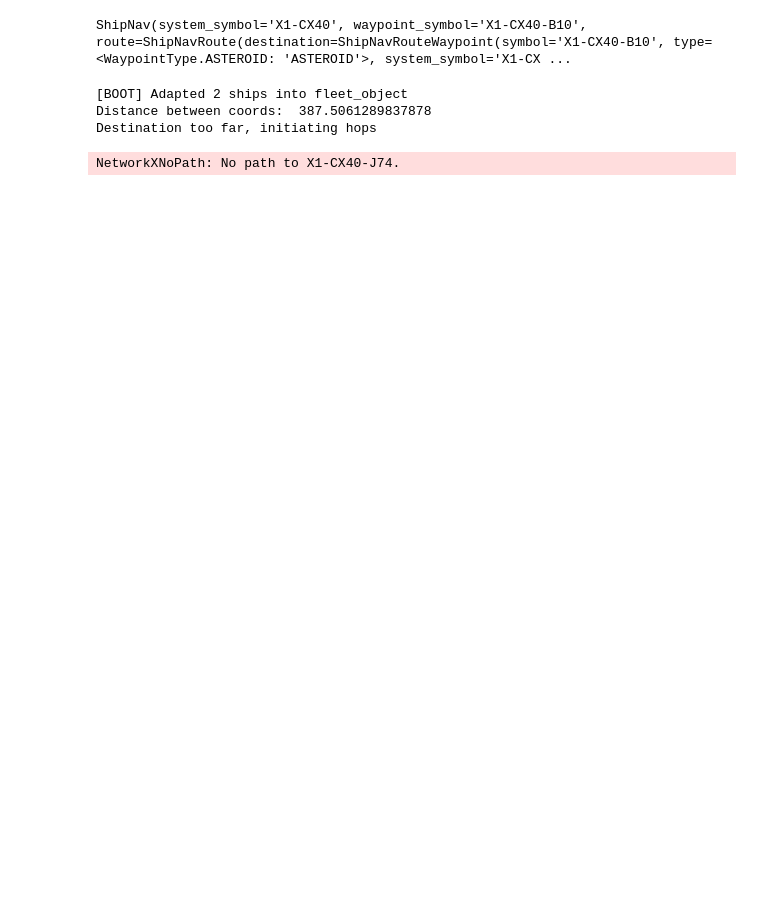
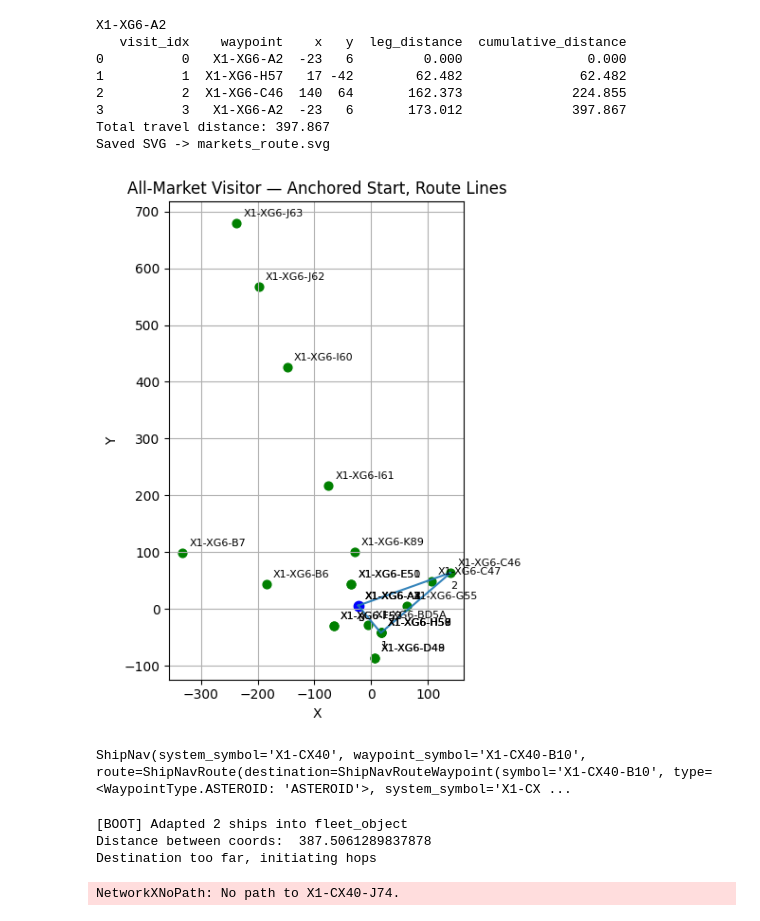
Before and after one commit to pofadder11/spacetraders-data-platform, a Jupyter notebook: z_02_get_markets.ipynb, the cells around one changed output. Drawn from its saved outputs; the diff is of its cells as text; code cells hidden in the pictures; blank space fills up the shorter version.

Commit message:
fix: repair travel cost checker

```diff
--- a/z_02_get_markets.ipynb
+++ b/z_02_get_markets.ipynb
@@ -110,3 +82,46 @@ Saved SVG -> markets_route.svg
+# %%
+
+# from selected ships' starting waypoint, draw a route that will visit all market waypoints
+
+nav_resp = await api_get_ship_nav(fleet_api, satellite)
+
+print(nav_resp.waypoint_symbol)
+if __name__ == "__main__":
+
+    start = shipyards_df.iloc[0,0]
+
+    route = all_market_visitor(
+        shipyards_df,
+        start_waypoint=start,
+        return_to_start=True,   # set True to draw a loop back to start
+        improve_2opt=True,
+        fix_start_anchor=True,   # keep chosen start as first
+    )
+
+    print(route)
+    print("Total travel distance:", route["cumulative_distance"].iloc[-1])
+
+    plot_route_svg(
+        markets_df=markets_df,
+        route_df=route,
+        start_waypoint=start,
+        svg_path="markets_route.svg",
+    )
+# ---------- run ----------
+async def main():
+    patroller = asyncio.create_task(patrol_markets(satellite, route))
+    #patroller2 = asyncio.create_task(patrol_markets(command_ship, route))
+    await asyncio.gather(patroller)
+# %% [output]
+X1-XG6-A2
+   visit_idx    waypoint    x   y  leg_distance  cumulative_distance
+0          0   X1-XG6-A2  -23   6         0.000                0.000
+1          1  X1-XG6-H57   17 -42        62.482               62.482
+2          2  X1-XG6-C46  140  64       162.373              224.855
+3          3   X1-XG6-A2  -23   6       173.012              397.867
+Total travel distance: 397.867
+Saved SVG -> markets_route.svg
+[figure, added]
 # %%
 import asyncio
 from core_helpers import build_nodes_from_traits_dict
```
Also changed, not shown: parts of 3 cells of this notebook, 4 other files.
